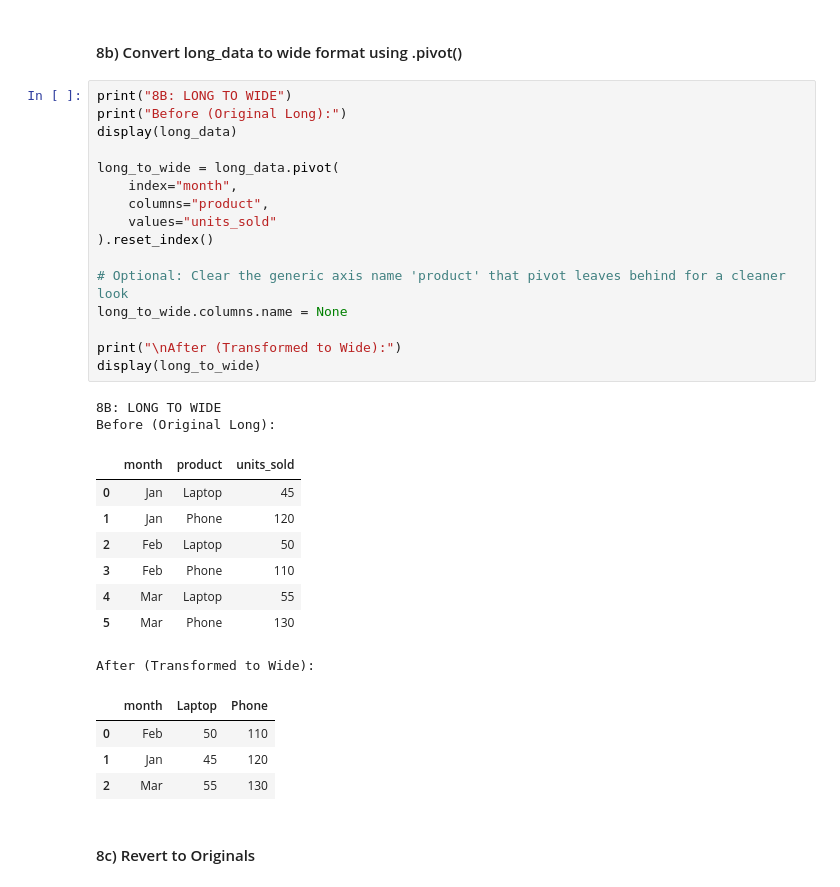
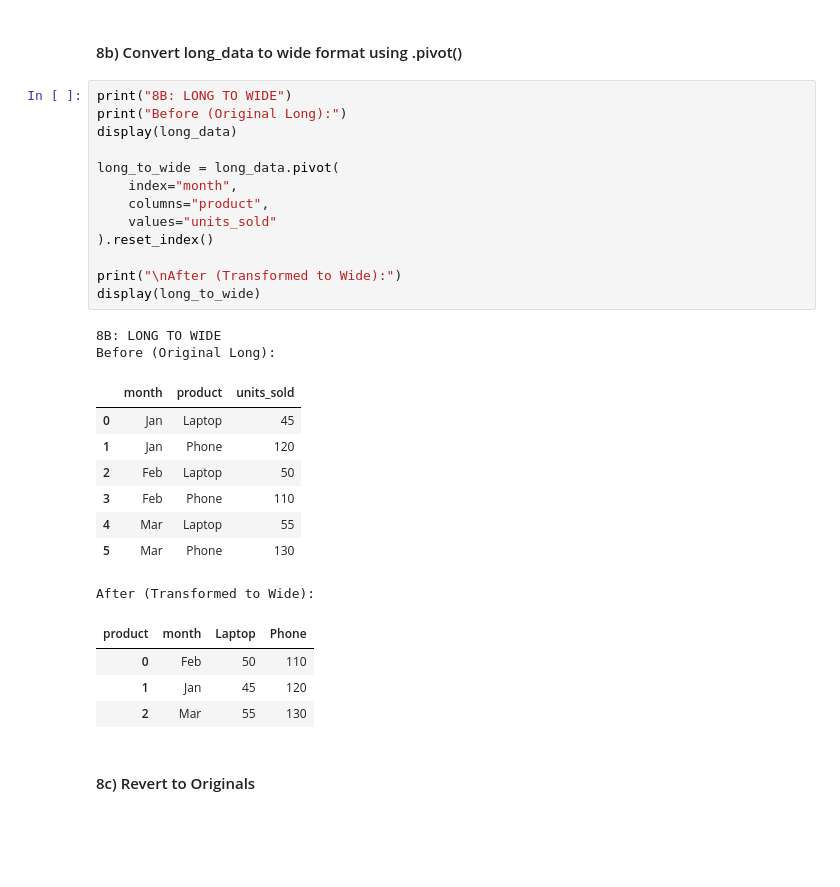
Before and after one commit to akaravit6975/Akaravit_Raiklongkru_Project, a Jupyter notebook: assignments/assignment2/assignment2.ipynb, the cells around one changed output. Drawn from its saved outputs; the diff is of its cells as text; blank space fills up the shorter version.

```diff
--- a/assignments/assignment2/assignment2.ipynb
+++ b/assignments/assignment2/assignment2.ipynb
@@ -870,31 +868,28 @@ After (Transformed to Long):
 # %%
 print("8B: LONG TO WIDE")
 print("Before (Original Long):")
 display(long_data)
 
 long_to_wide = long_data.pivot(
     index="month",
     columns="product",
     values="units_sold"
 ).reset_index()
 
-# Optional: Clear the generic axis name 'product' that pivot leaves behind for a cleaner look
-long_to_wide.columns.name = None
-
 print("\nAfter (Transformed to Wide):")
 display(long_to_wide)
 # %% [output]
 8B: LONG TO WIDE
 Before (Original Long):
 |  | month | product | units_sold |
 | 0 | Jan | Laptop | 45 |
 | 1 | Jan | Phone | 120 |
 | 2 | Feb | Laptop | 50 |
 | 3 | Feb | Phone | 110 |
 | 4 | Mar | Laptop | 55 |
 | 5 | Mar | Phone | 130 |
 After (Transformed to Wide):
-|  | month | Laptop | Phone |
+| product | month | Laptop | Phone |
 | 0 | Feb | 50 | 110 |
 | 1 | Jan | 45 | 120 |
 | 2 | Mar | 55 | 130 |
```
Also changed, not shown: parts of 2 cells of this notebook.
